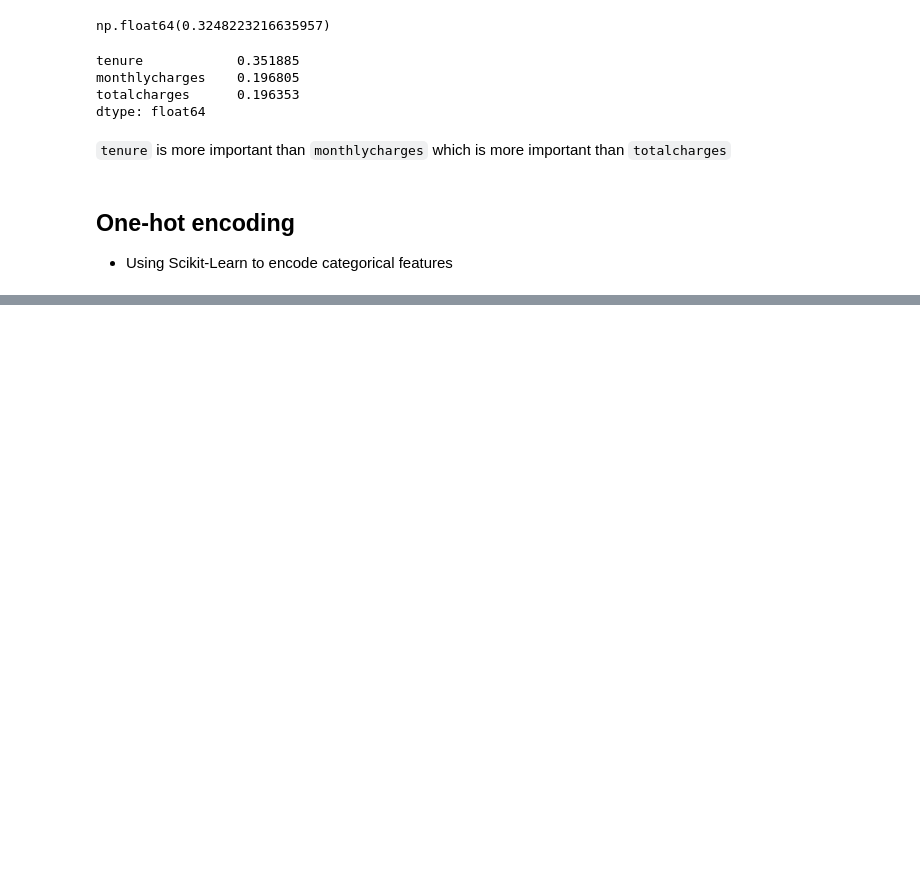
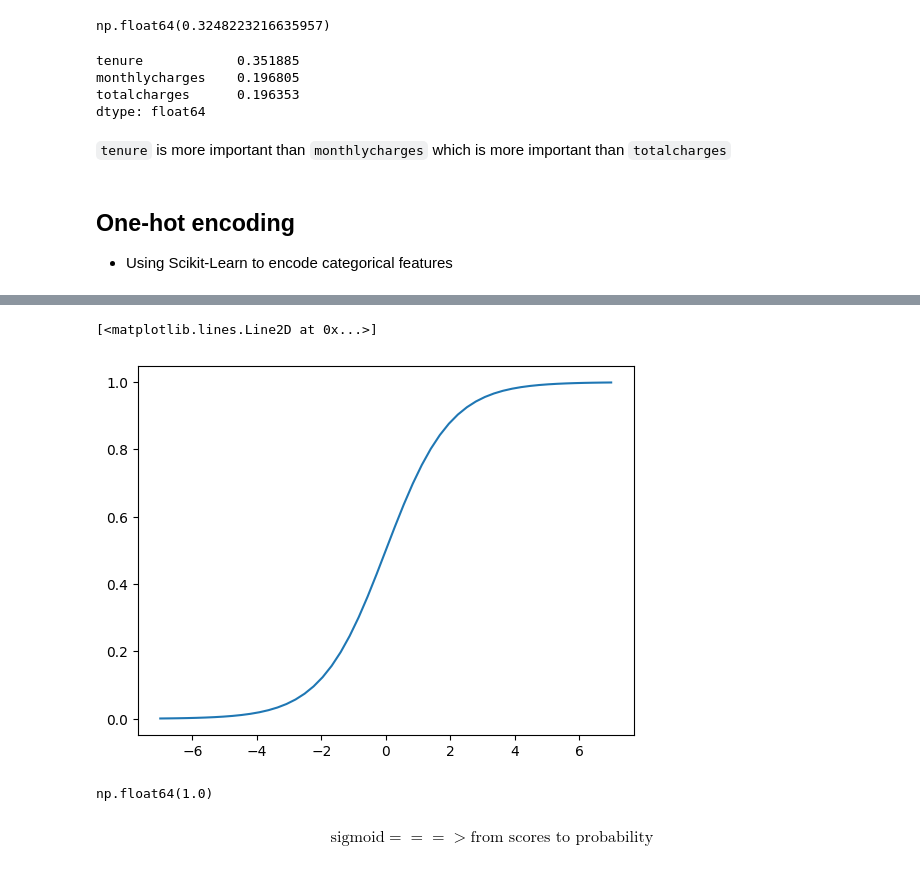
Before and after one commit to joshuatochinwachi/Machine-Learning, a Jupyter notebook: Module 3/01-churn-prediction_ML-Classification.ipynb, the cells around one changed output, grey strips where cells are left out. Drawn from its saved outputs; the diff is of its cells as text; code cells hidden in the pictures; blank space fills up the shorter version.

```diff
--- a/Module 3/01-churn-prediction_ML-Classification.ipynb
+++ b/Module 3/01-churn-prediction_ML-Classification.ipynb
@@ -578,0 +691,5 @@ dtype: float64
+# %%
+def sigmoid(z):
+    return 1 / (1 + np.exp(-z))
+# %%
+z = np.linspace(-7, 7, 51)
@@ -578,0 +712,15 @@ dtype: float64
+# %%
+plt.plot(z, sigmoid(z))
+# %% [output]
+[<matplotlib.lines.Line2D at 0x...>]
+[figure, added]
+# %%
+## For example
+
+sigmoid(10000) # anything large positive goes to 1. it asymptotically approaches 1 or 0 for large negative values
+
+# sigmoid is used to convert linear outputs (or scores) into probabilities between 0 and 1
+# %% [output]
+np.float64(1.0)
+# %% [markdown]
+$$\text{sigmoid} ===> \text{from scores to probability}$$
```
Also changed, not shown: parts of 17 cells of this notebook.
